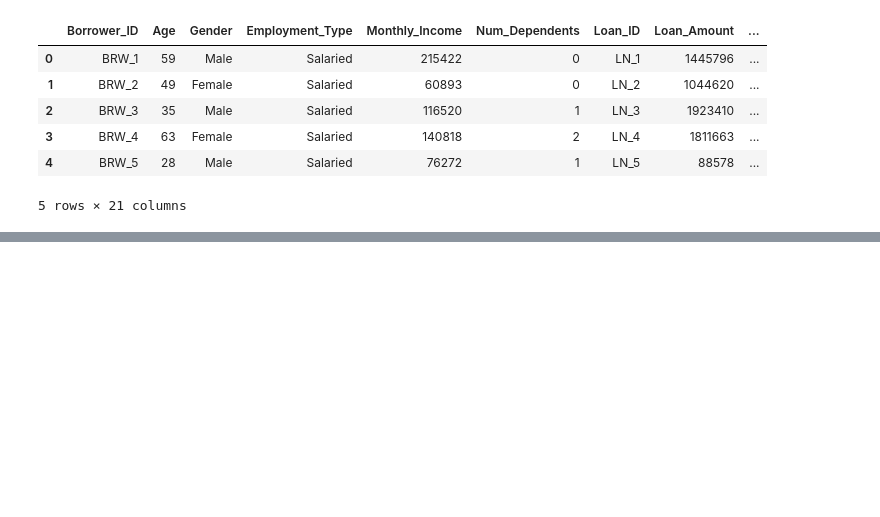
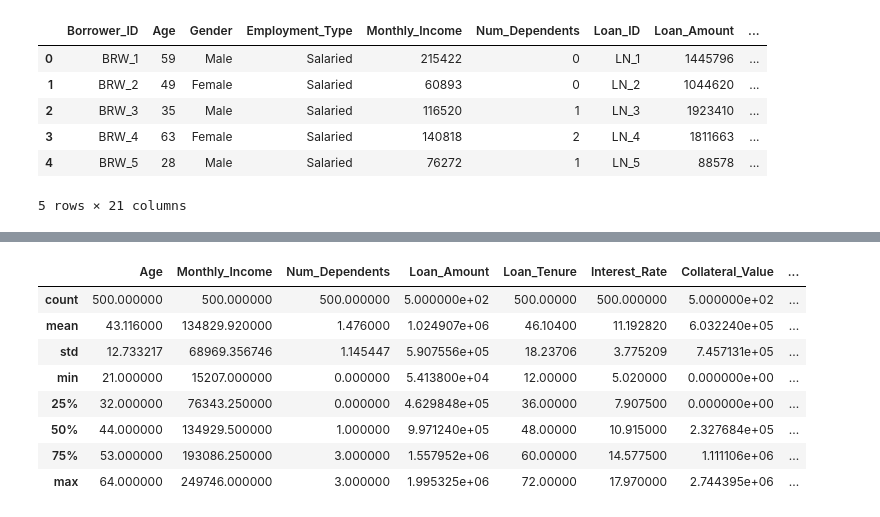
Before and after one commit to uday899/CreditPathAI, a Jupyter notebook: creditpathAI.ipynb, the cells around one changed output, grey strips where cells are left out. Cells and saved outputs as stored; diff of their text form; code cells hidden in the pictures; blank space fills up the shorter version.

```diff
--- a/creditpathAI.ipynb
+++ b/creditpathAI.ipynb
@@ -17,0 +71,16 @@ df.head()
+# %%
+import matplotlib.pyplot as plt
+import seaborn as sns
+
+num_cols = df.select_dtypes(include=['int64','float64']).columns
+df[num_cols].describe()
+# %% [output]
+|  | Age | Monthly_Income | Num_Dependents | Loan_Amount | Loan_Tenure | Interest_Rate | Collateral_Value | ... |
+| count | 500.000000 | 500.000000 | 500.000000 | 5.000000e+02 | 500.00000 | 500.000000 | 5.000000e+02 | ... |
+| mean | 43.116000 | 134829.920000 | 1.476000 | 1.024907e+06 | 46.10400 | 11.192820 | 6.032240e+05 | ... |
+| std | 12.733217 | 68969.356746 | 1.145447 | 5.907556e+05 | 18.23706 | 3.775209 | 7.457131e+05 | ... |
+| min | 21.000000 | 15207.000000 | 0.000000 | 5.413800e+04 | 12.00000 | 5.020000 | 0.000000e+00 | ... |
+| 25% | 32.000000 | 76343.250000 | 0.000000 | 4.629848e+05 | 36.00000 | 7.907500 | 0.000000e+00 | ... |
+| 50% | 44.000000 | 134929.500000 | 1.000000 | 9.971240e+05 | 48.00000 | 10.915000 | 2.327684e+05 | ... |
+| 75% | 53.000000 | 193086.250000 | 3.000000 | 1.557952e+06 | 60.00000 | 14.577500 | 1.111106e+06 | ... |
+| max | 64.000000 | 249746.000000 | 3.000000 | 1.995325e+06 | 72.00000 | 17.970000 | 2.744395e+06 | ... |
```
Also changed, not shown: parts of 7 cells of this notebook.
